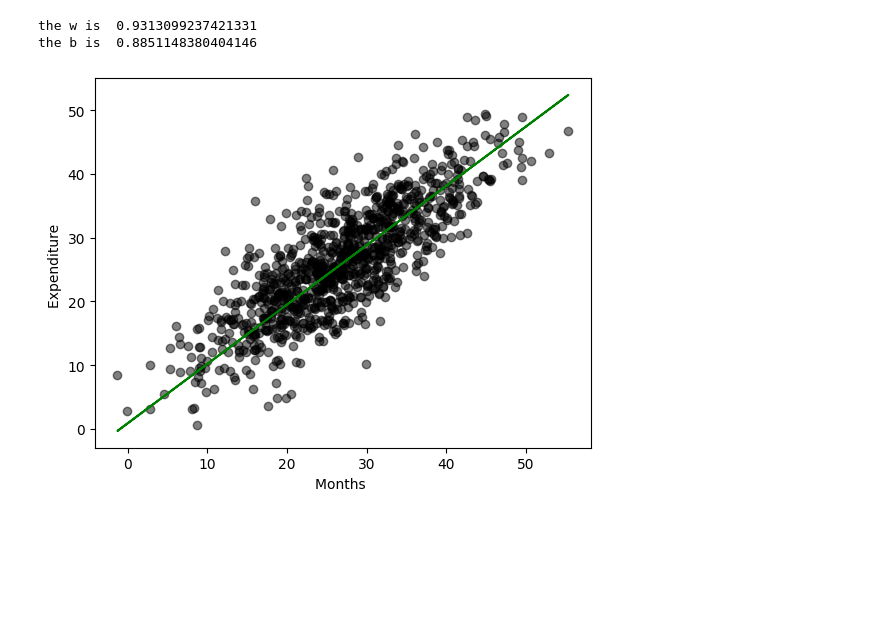
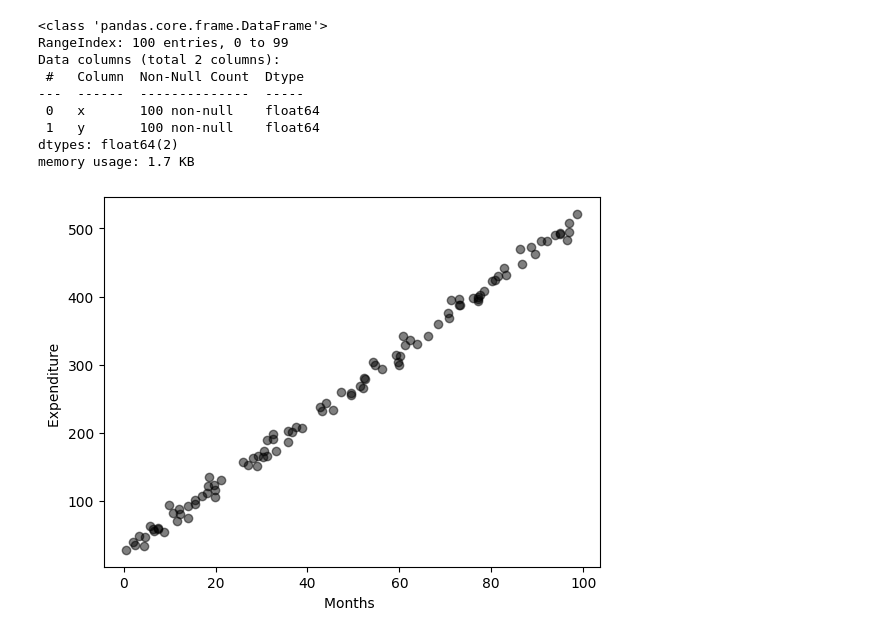
Before and after one commit to al-imran-sonet/Machine-Learning-, a Jupyter notebook: Linear Regression/1_Basics/2_Salary_Exp.ipynb, the cells around one changed output. Cells and saved outputs as stored; diff of their text form; code cells hidden in the pictures; blank space fills up the shorter version.

Commit message:
Basic Linear Regression

```diff
--- a/Linear Regression/1_Basics/2_Salary_Exp.ipynb
+++ b/Linear Regression/1_Basics/2_Salary_Exp.ipynb
@@ -4,3 +6,14 @@ import numpy as np
 import matplotlib.pyplot as plt
 # %%
-df = pd.read_csv(r"D:\1_ML\Machine-Learning-\Linear Regression\1_Basics\Experience-Salary.csv")
+df = pd.read_csv(r"D:\1_ML\Machine-Learning-\Linear Regression\1_Basics\simple_linear_regression_data.csv")
+df.info()
+# %% [output]
+<class 'pandas.core.frame.DataFrame'>
+RangeIndex: 100 entries, 0 to 99
+Data columns (total 2 columns):
+ #   Column  Non-Null Count  Dtype
+---  ------  --------------  -----
+ 0   x       100 non-null    float64
+ 1   y       100 non-null    float64
+dtypes: float64(2)
+memory usage: 1.7 KB
@@ -34,15 +20,9 @@ for _ in range(epoch):
-# %%
-print("the w is ",w)
-print("the b is ", b )
-# %% [output]
-the w is  0.9313099237421331
-the b is  0.8851148380404146
 # %%
-plt.scatter(x,y,color='black',alpha=0.5)
+# Data visualization
+
+plt.scatter(df.x,df.y,color='black',alpha=0.5)
 plt.xlabel("Months ")
 plt.ylabel("Expenditure ")
-plt.plot(x,(w*x+b),color='g')
-
 plt.show()
 # %% [output]
-[figure, old version]
+[figure, new version]
```
Also changed, not shown: parts of 10 cells of this notebook.
